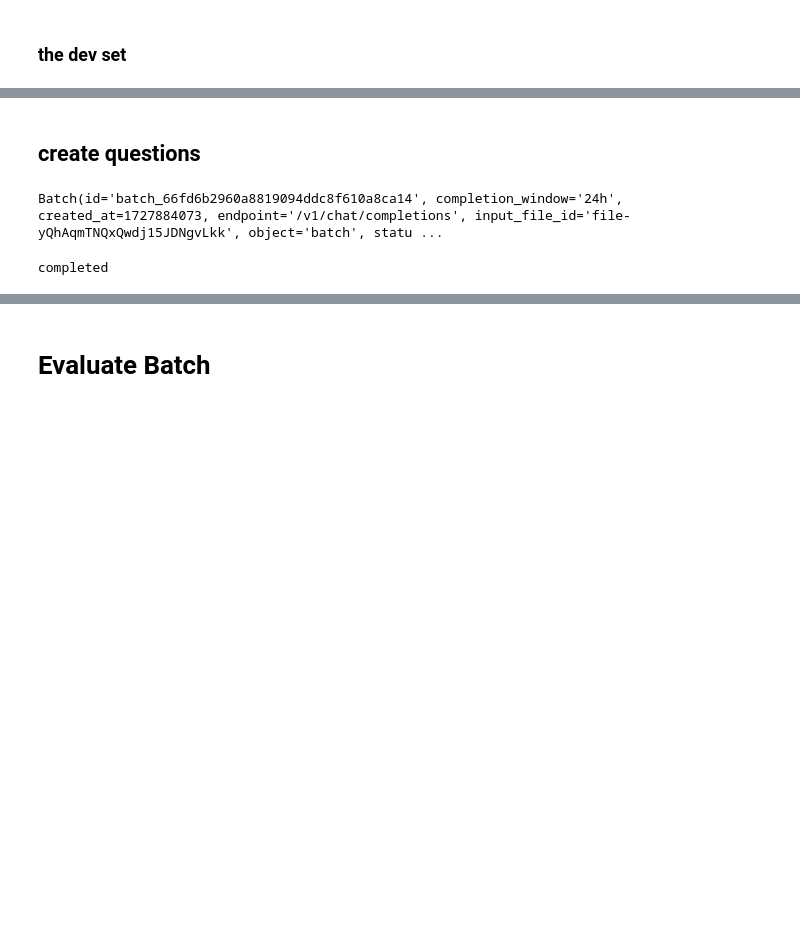
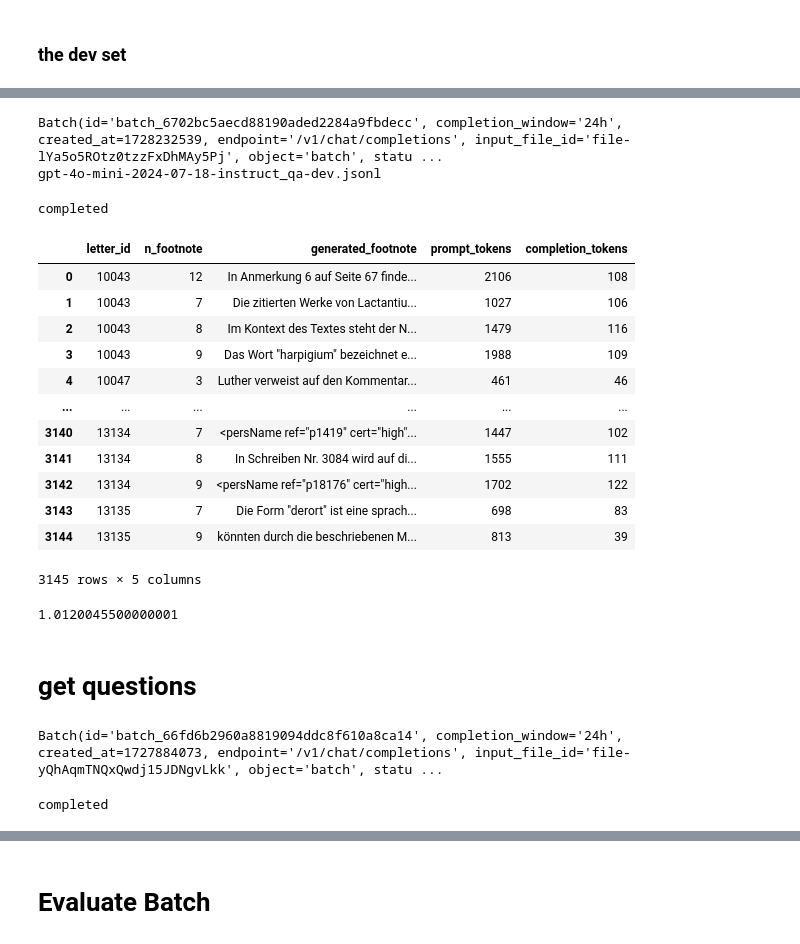
Before and after one commit to Boffl/BullingerDigitalLMFootnotes, a Jupyter notebook: generate_FNs_GPT/call_gpt.ipynb, the cells around one changed output, grey strips where cells are left out. Cells and saved outputs as stored; diff of their text form; code cells hidden in the pictures; blank space fills up the shorter version.

```diff
--- a/generate_FNs_GPT/call_gpt.ipynb
+++ b/generate_FNs_GPT/call_gpt.ipynb
@@ -762,31 +873,33 @@ calculate_openai_cost(tokens, (0.075, 0.3))
+# %%
+create_batch("gpt-4o-mini-2024-07-18", "instruct_qa", "dev")
+# %% [output]
+Batch(id='batch_6702bc5aecd88190aded2284a9fbdecc', completion_window='24h', created_at=1728232539, endpoint='/v1/chat/completions', input_file_id='file-lYa5o5ROtz0tzzFxDhMAy5Pj', object='batch', statu ...
+gpt-4o-mini-2024-07-18-instruct_qa-dev.jsonl
+# %%
+df = check_batch_and_save('batch_6702bc5aecd88190aded2284a9fbdecc', "gpt-4o-mini-2024-07-18-instruct_qa-dev.json")
+# %% [output]
+completed
+# %%
+df
+# %% [output]
+|  | letter_id | n_footnote | generated_footnote | prompt_tokens | completion_tokens |
+| 0 | 10043 | 12 | In Anmerkung 6 auf Seite 67 finde... | 2106 | 108 |
+| 1 | 10043 | 7 | Die zitierten Werke von Lactantiu... | 1027 | 106 |
+| 2 | 10043 | 8 | Im Kontext des Textes steht der N... | 1479 | 116 |
+| 3 | 10043 | 9 | Das Wort "harpigium" bezeichnet e... | 1988 | 109 |
+| 4 | 10047 | 3 | Luther verweist auf den Kommentar... | 461 | 46 |
+| ... | ... | ... | ... | ... | ... |
+| 3140 | 13134 | 7 | <persName ref="p1419" cert="high"... | 1447 | 102 |
+| 3141 | 13134 | 8 | In Schreiben Nr. 3084 wird auf di... | 1555 | 111 |
+| 3142 | 13134 | 9 | <persName ref="p18176" cert="high... | 1702 | 122 |
+| 3143 | 13135 | 7 | Die Form "derort" ist eine sprach... | 698 | 83 |
+| 3144 | 13135 | 9 | könnten durch die beschriebenen M... | 813 | 39 |
+3145 rows × 5 columns
+# %%
+# calculate the cost of the batch:
+tokens = [(row.prompt_tokens, row.completion_tokens) for _, row in df.iterrows()]
+calculate_openai_cost(tokens, (0.075, 0.3))
+# %% [output]
+1.0120045500000001
 # %% [markdown]
-## create questions
+# get questions
-# %%
-prompt_file = "gpt-4o-mini-2024-07-18-get_questions-example.jsonl"
-batch_input_file = client.files.create(
-  file=open(f"../../data/prompts/get_questions/{prompt_file}", "rb"),
-  purpose="batch"
-)
-batch_input_file_id = batch_input_file.id
-
-description = prompt_file.split(".")[0]
-
-client.batches.create(
-    input_file_id=batch_input_file_id,
-    endpoint="/v1/chat/completions",
-    completion_window="24h",
-    metadata={
-      "description": description
-    }
-)
-# %% [output]
-Batch(id='batch_66fd6b2960a8819094ddc8f610a8ca14', completion_window='24h', created_at=1727884073, endpoint='/v1/chat/completions', input_file_id='file-yQhAqmTNQxQwdj15JDNgvLkk', object='batch', statu ...
-# %%
-batch_object = client.batches.retrieve("batch_66fd6b2960a8819094ddc8f610a8ca14")  # checking status
-status = batch_object.status
-print(status)
-if status == "completed":
-    output_file_id = batch_object.output_file_id
-    file_response = client.files.content(output_file_id).content
-# %% [output]
-completed
@@ -796,0 +906,10 @@ with open(outfile_name, "wb") as outfile:
+# %%
+
+create_batch("gpt-4o-mini-2024-07-18", "get_questions", "example")
+# %% [output]
+Batch(id='batch_66fd6b2960a8819094ddc8f610a8ca14', completion_window='24h', created_at=1727884073, endpoint='/v1/chat/completions', input_file_id='file-yQhAqmTNQxQwdj15JDNgvLkk', object='batch', statu ...
+# %%
+prompt_file = "gpt-4o-mini-2024-07-18-get_questions-example.jsonl"
+df = check_batch_and_save("batch_66fd6b2960a8819094ddc8f610a8ca14", prompt_file)
+# %% [output]
+completed
```
Also changed, not shown: parts of 37 cells of this notebook, 2 other files.
